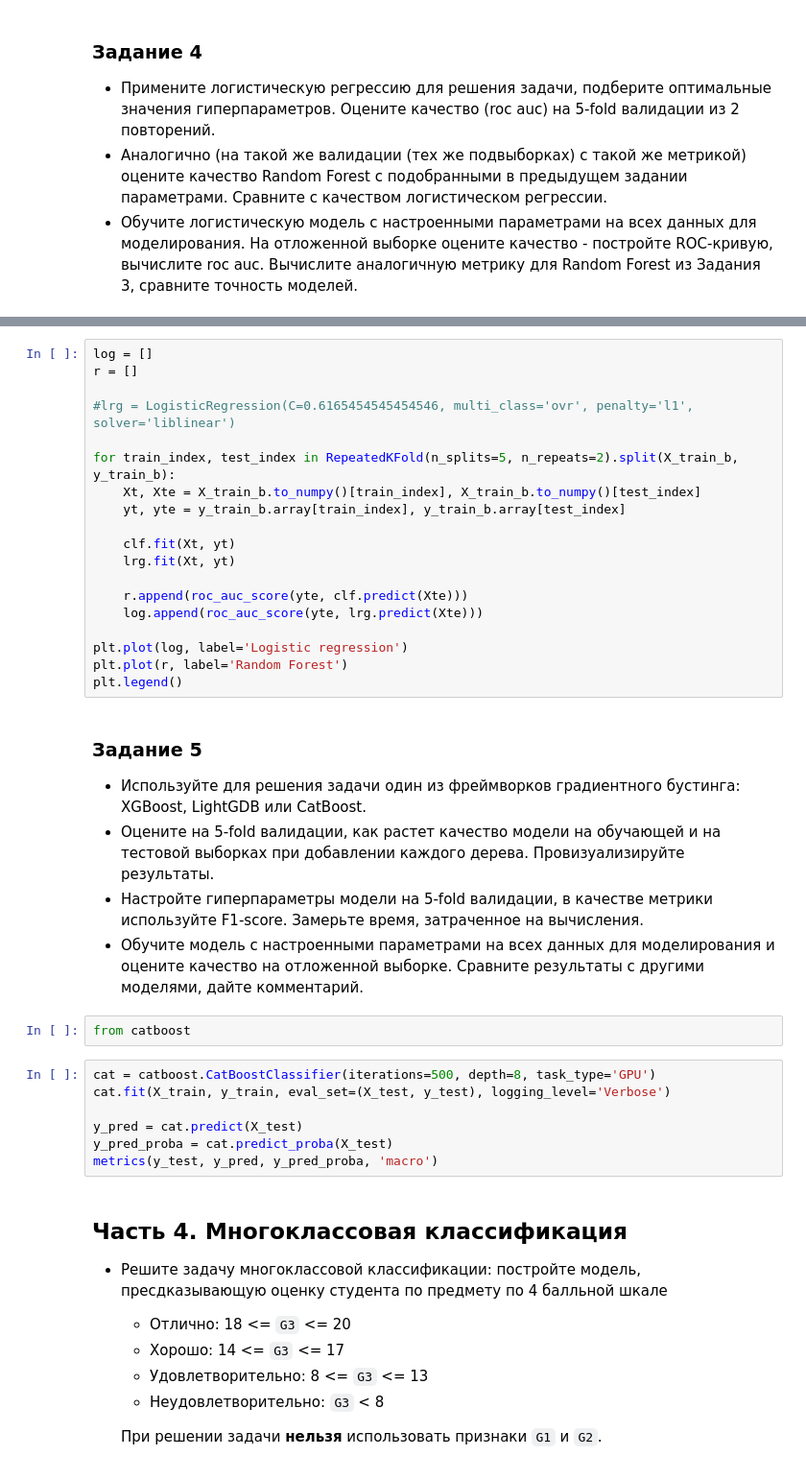
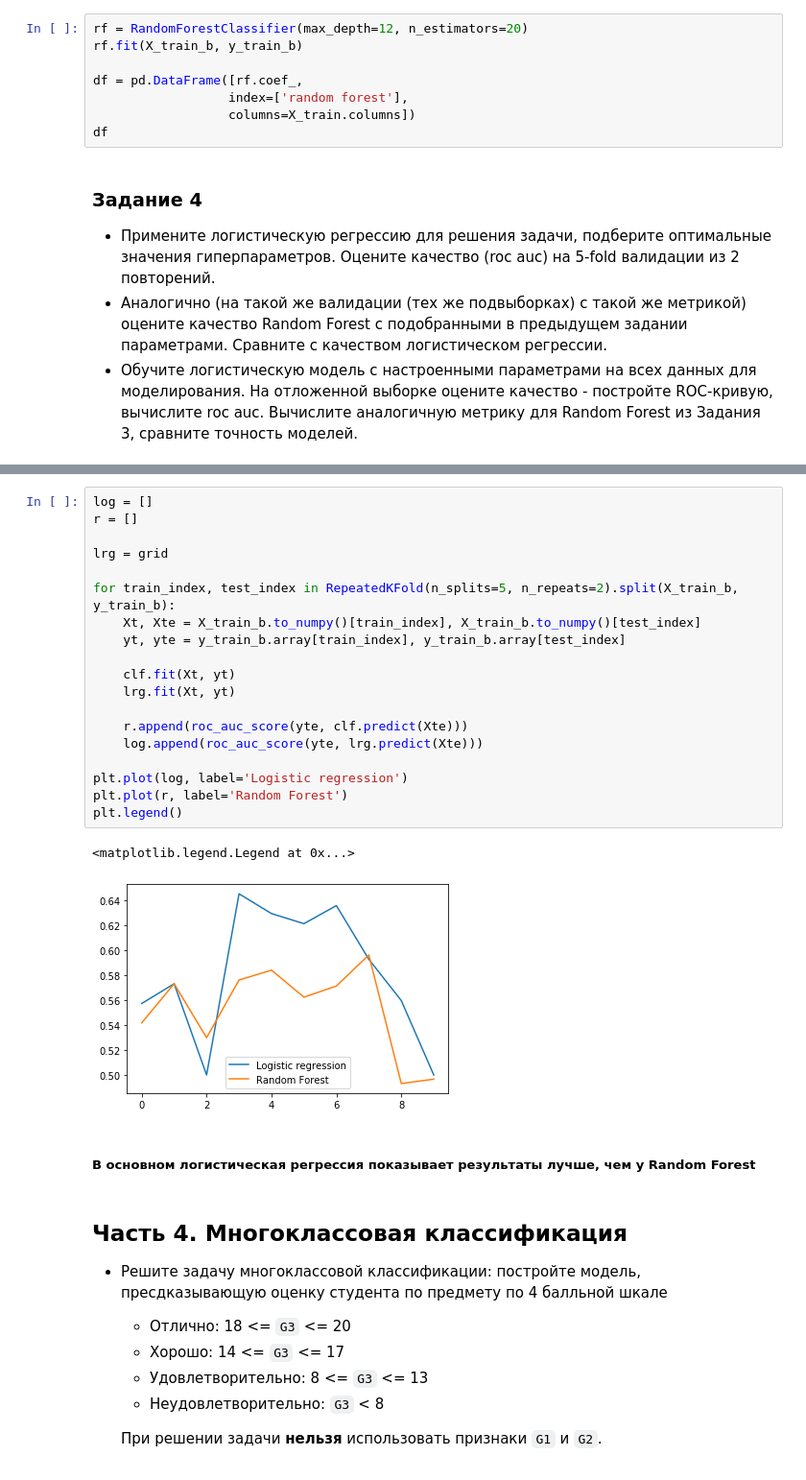
Before and after one commit to olesyani/data_analysis_labs, a Jupyter notebook: lab4/Lab_3.Supervised_Learning.ipynb, the cells around one changed output, grey strips where cells are left out. Shown at 96% size. Cells and saved outputs as stored; diff of their text form.

```diff
--- a/lab4/Lab_3.Supervised_Learning.ipynb
+++ b/lab4/Lab_3.Supervised_Learning.ipynb
@@ -576,3 +628,11 @@ plt.plot(values, 'b')
+# %%
+rf = RandomForestClassifier(max_depth=12, n_estimators=20)
+rf.fit(X_train_b, y_train_b)
+
+df = pd.DataFrame([rf.coef_,
+                  index=['random forest'],
+                  columns=X_train.columns])
+df
 # %% [markdown]
 ### Задание 4
 
@@ -595,38 +661,27 @@ print(grid.best_score_)
 # %%
 log = []
 r = []
 
-#lrg = LogisticRegression(C=0.6165454545454546, multi_class='ovr', penalty='l1', solver='liblinear')
+lrg = grid
 
 for train_index, test_index in RepeatedKFold(n_splits=5, n_repeats=2).split(X_train_b, y_train_b):
     Xt, Xte = X_train_b.to_numpy()[train_index], X_train_b.to_numpy()[test_index]
     yt, yte = y_train_b.array[train_index], y_train_b.array[test_index]
 
     clf.fit(Xt, yt)
     lrg.fit(Xt, yt)
 
     r.append(roc_auc_score(yte, clf.predict(Xte)))
     log.append(roc_auc_score(yte, lrg.predict(Xte)))
 
 plt.plot(log, label='Logistic regression')
 plt.plot(r, label='Random Forest')
 plt.legend()
+# %% [output]
+<matplotlib.legend.Legend at 0x...>
+[figure, added]
-# %% [markdown]
-### Задание 5
-
-* Используйте для решения задачи один из фреймворков градиентного бустинга: XGBoost, LightGDB или CatBoost.
-* Оцените на 5-fold валидации, как растет качество модели на обучающей и на тестовой выборках при добавлении каждого дерева. Провизуализируйте результаты.
-* Настройте гиперпараметры модели на 5-fold валидации, в качестве метрики используйте F1-score. Замерьте время, затраченное на вычисления.
-* Обучите модель с настроенными параметрами на всех данных для моделирования и оцените качество на отложенной выборке. Сравните результаты с другими моделями, дайте комментарий.
-# %%
-from catboost
-# %%
-cat = catboost.CatBoostClassifier(iterations=500, depth=8, task_type='GPU')
-cat.fit(X_train, y_train, eval_set=(X_test, y_test), logging_level='Verbose')
-
-y_pred = cat.predict(X_test)
-y_pred_proba = cat.predict_proba(X_test)
-metrics(y_test, y_pred, y_pred_proba, 'macro')
+# %% [markdown]
+##### В основном логистическая регрессия показывает результаты лучше, чем у Random Forest
 # %% [markdown]
 ##  Часть 4. Многоклассовая классификация
 
```
Also changed, not shown: parts of 28 cells of this notebook, 1 other file.
